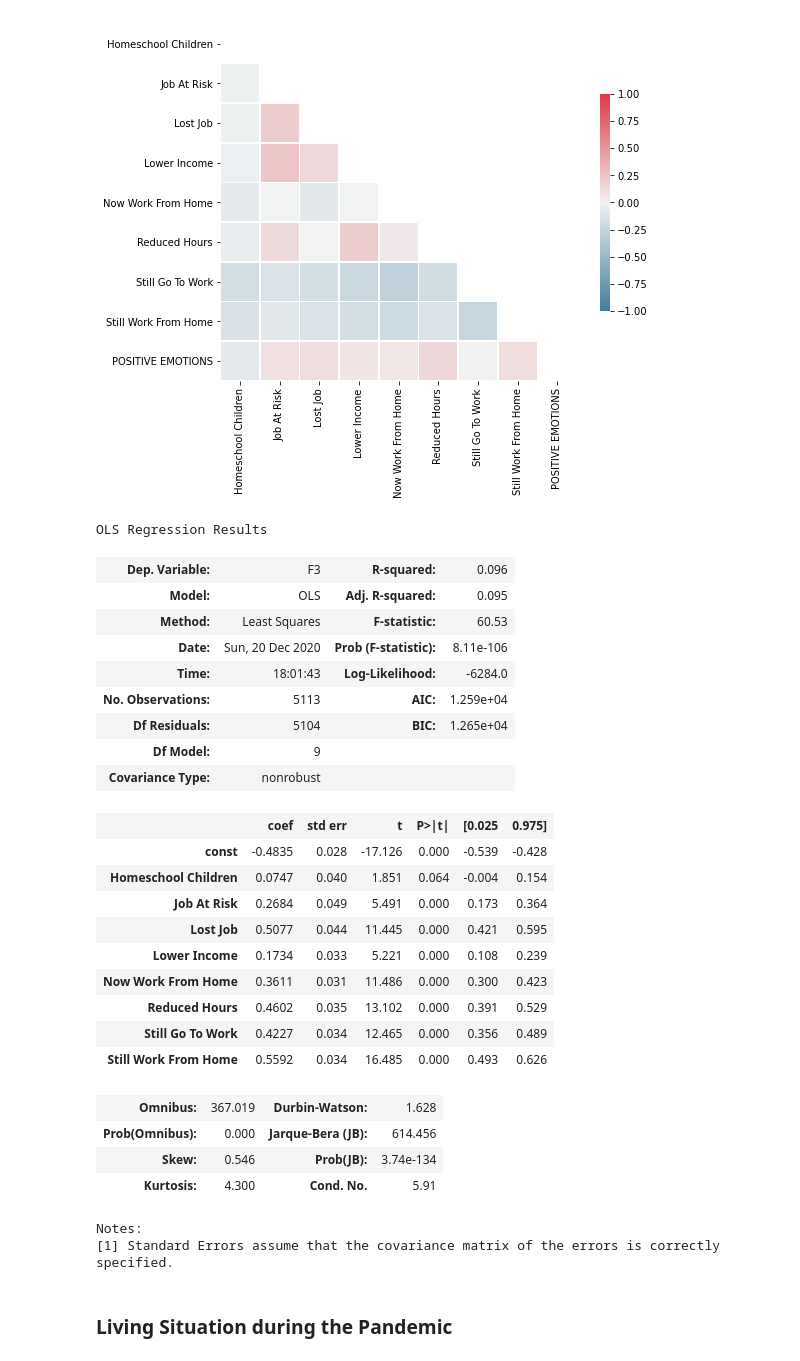
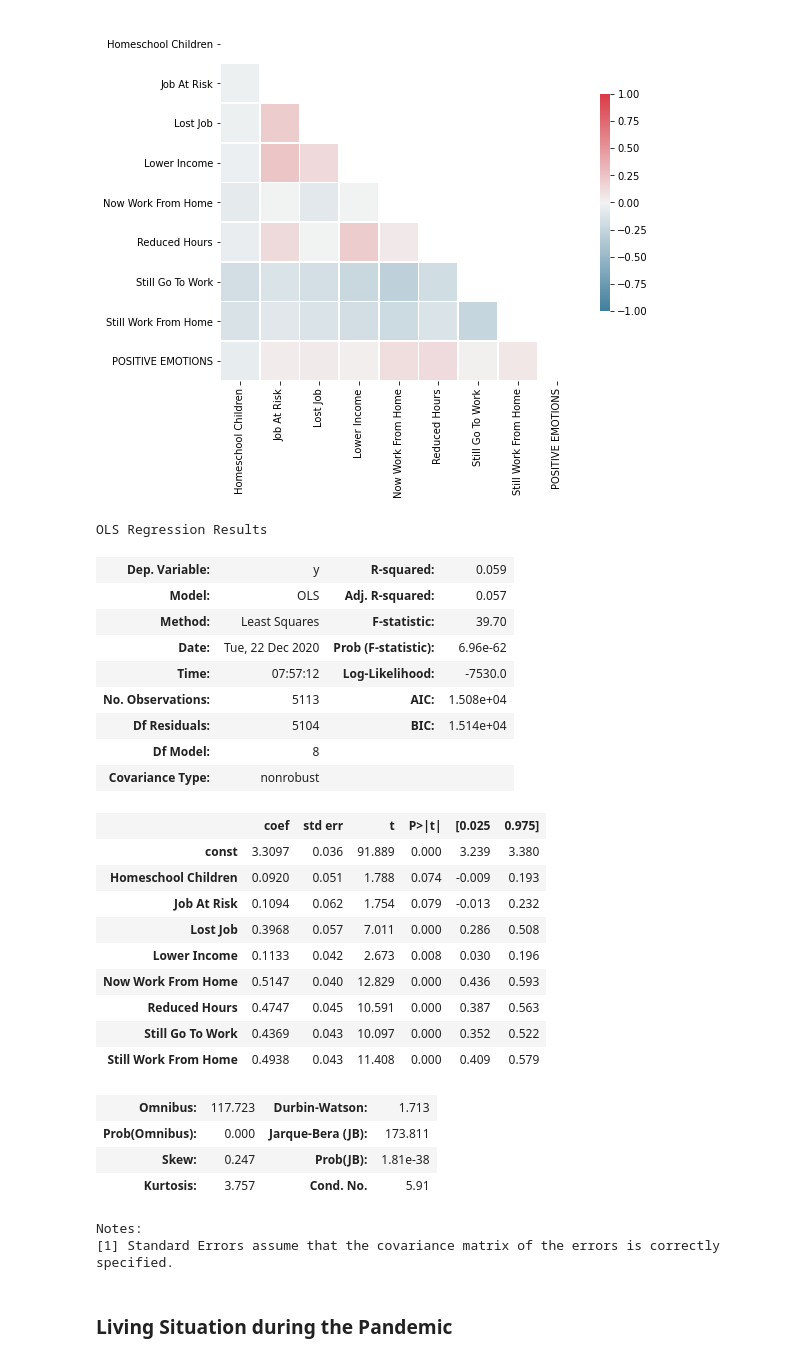
Before and after one commit to lkfink/CMQ, a Jupyter notebook: Predicting_Negative_Positive_Emotions.ipynb, the cells around one changed output. Drawn from its saved outputs; the diff is of its cells as text; code cells hidden in the pictures.

```diff
--- a/Predicting_Negative_Positive_Emotions.ipynb
+++ b/Predicting_Negative_Positive_Emotions.ipynb
@@ -27,0 +32,11 @@ all_data.shape
+# %%
+neg_emotions = ['Depressed','Stressed','Anxious','Negative Valence','Lonely']
+pos_emotions = ['Positive Valence','Arousal','General Health']
+all_emotions = neg_emotions + pos_emotions
+
+normalize_column = 'Country'
+
+for i, column in enumerate(all_emotions):
+    all_data[column] = all_data.groupby(normalize_column, sort = False)[column].apply(lambda x: x.fillna(x.median()))
+
+all_data.reset_index(inplace = True, drop = True)
@@ -228,5 +230,5 @@ These are the Factor 3 scores from Step 1.
 # %%
-y = all_data.loc[:,'F3']
+y = (all_data.loc[:,pos_emotions]).mean(skipna=True,axis=1)
 # %% [markdown]
 ### Contact with the COVID-19 Virus
 # %%
@@ -297,37 +299,37 @@ sns.heatmap(corr, cmap = cmap, fmt = '.2g', vmax = 1.0, vmin = -1.0, center = 0,
 # %%
 # regression
 X = all_X.loc[:,work]
 X.columns = X.columns.str.replace(r'^.*-', '', regex=True)
 X = sm.add_constant(X)
 
-avg_ols_model = sm.OLS(y, X)
-avg_results = avg_ols_model.fit_regularized(L1_wt=1, refit=True)
-avg_results.summary()
+model = sm.OLS(y, X)
+results = model.fit()
+results.summary()
 # %% [output]
 OLS Regression Results
-| Dep. Variable: | F3 | R-squared: | 0.096 |
-| Model: | OLS | Adj. R-squared: | 0.095 |
-| Method: | Least Squares | F-statistic: | 60.53 |
-| Date: | Sun, 20 Dec 2020 | Prob (F-statistic): | 8.11e-106 |
-| Time: | 18:01:43 | Log-Likelihood: | -6284.0 |
-| No. Observations: | 5113 | AIC: | 1.259e+04 |
-| Df Residuals: | 5104 | BIC: | 1.265e+04 |
-| Df Model: | 9 |  |  |
+| Dep. Variable: | y | R-squared: | 0.059 |
+| Model: | OLS | Adj. R-squared: | 0.057 |
+| Method: | Least Squares | F-statistic: | 39.70 |
+| Date: | Tue, 22 Dec 2020 | Prob (F-statistic): | 6.96e-62 |
+| Time: | 07:57:12 | Log-Likelihood: | -7530.0 |
+| No. Observations: | 5113 | AIC: | 1.508e+04 |
+| Df Residuals: | 5104 | BIC: | 1.514e+04 |
+| Df Model: | 8 |  |  |
 | Covariance Type: | nonrobust |  |  |
 |  | coef | std err | t | P>|t| | [0.025 | 0.975] |
-| const | -0.4835 | 0.028 | -17.126 | 0.000 | -0.539 | -0.428 |
-| Homeschool Children | 0.0747 | 0.040 | 1.851 | 0.064 | -0.004 | 0.154 |
-| Job At Risk | 0.2684 | 0.049 | 5.491 | 0.000 | 0.173 | 0.364 |
-| Lost Job | 0.5077 | 0.044 | 11.445 | 0.000 | 0.421 | 0.595 |
-| Lower Income | 0.1734 | 0.033 | 5.221 | 0.000 | 0.108 | 0.239 |
-| Now Work From Home | 0.3611 | 0.031 | 11.486 | 0.000 | 0.300 | 0.423 |
-| Reduced Hours | 0.4602 | 0.035 | 13.102 | 0.000 | 0.391 | 0.529 |
-| Still Go To Work | 0.4227 | 0.034 | 12.465 | 0.000 | 0.356 | 0.489 |
-| Still Work From Home | 0.5592 | 0.034 | 16.485 | 0.000 | 0.493 | 0.626 |
+| const | 3.3097 | 0.036 | 91.889 | 0.000 | 3.239 | 3.380 |
+| Homeschool Children | 0.0920 | 0.051 | 1.788 | 0.074 | -0.009 | 0.193 |
+| Job At Risk | 0.1094 | 0.062 | 1.754 | 0.079 | -0.013 | 0.232 |
+| Lost Job | 0.3968 | 0.057 | 7.011 | 0.000 | 0.286 | 0.508 |
+| Lower Income | 0.1133 | 0.042 | 2.673 | 0.008 | 0.030 | 0.196 |
+| Now Work From Home | 0.5147 | 0.040 | 12.829 | 0.000 | 0.436 | 0.593 |
+| Reduced Hours | 0.4747 | 0.045 | 10.591 | 0.000 | 0.387 | 0.563 |
+| Still Go To Work | 0.4369 | 0.043 | 10.097 | 0.000 | 0.352 | 0.522 |
+| Still Work From Home | 0.4938 | 0.043 | 11.408 | 0.000 | 0.409 | 0.579 |
-| Omnibus: | 367.019 | Durbin-Watson: | 1.628 |
-| Prob(Omnibus): | 0.000 | Jarque-Bera (JB): | 614.456 |
-| Skew: | 0.546 | Prob(JB): | 3.74e-134 |
-| Kurtosis: | 4.300 | Cond. No. | 5.91 |
+| Omnibus: | 117.723 | Durbin-Watson: | 1.713 |
+| Prob(Omnibus): | 0.000 | Jarque-Bera (JB): | 173.811 |
+| Skew: | 0.247 | Prob(JB): | 1.81e-38 |
+| Kurtosis: | 3.757 | Cond. No. | 5.91 |
 Notes:
 [1] Standard Errors assume that the covariance matrix of the errors is correctly specified.
 # %% [markdown]
```
Also changed, not shown: parts of 16 cells of this notebook, 1 other file.
